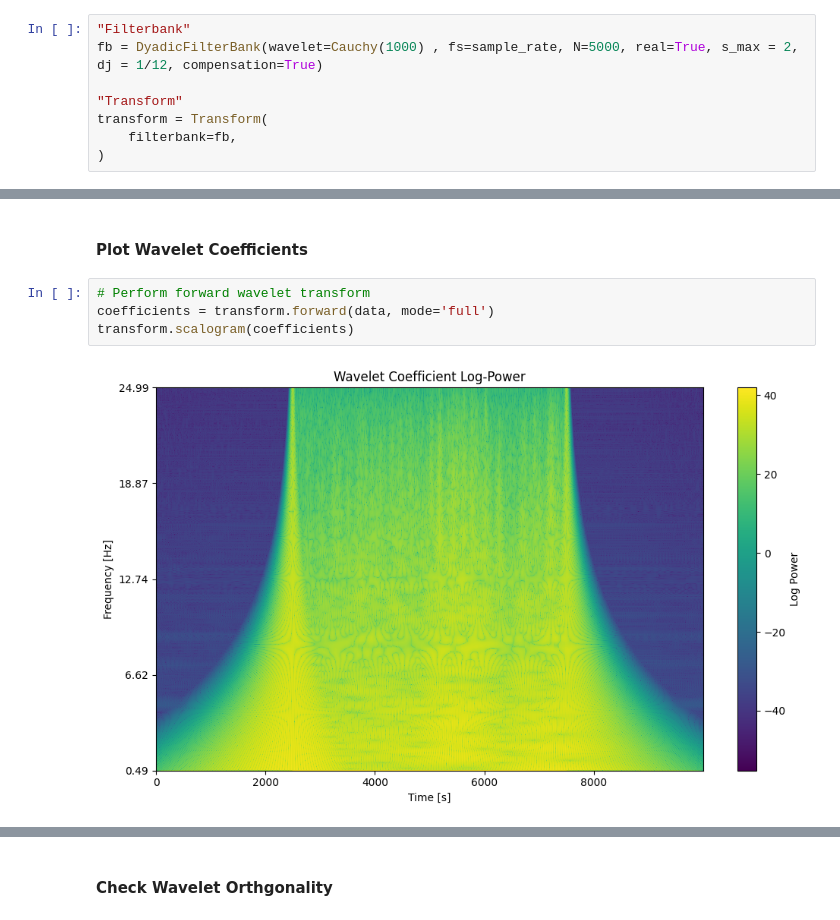
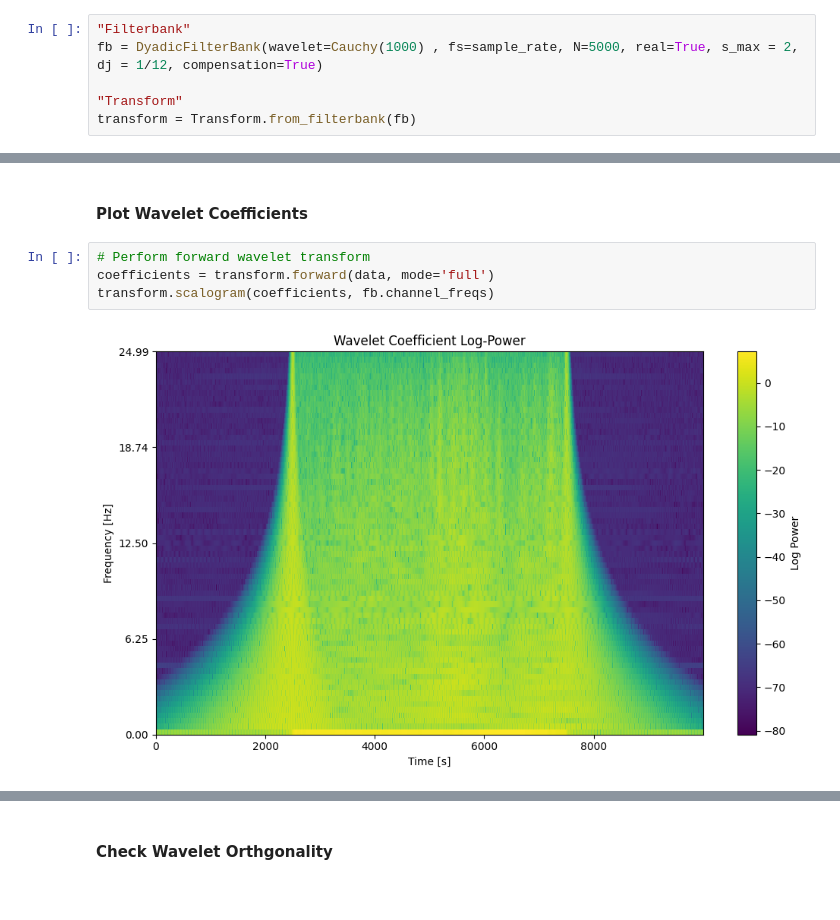
Before and after one commit to aphoffmann/InvertibleWavelets, a Jupyter notebook: examples/ExampleUsage.ipynb, the cells around one changed output, grey strips where cells are left out. Drawn from its saved outputs; the diff is of its cells as text.

```diff
--- a/examples/ExampleUsage.ipynb
+++ b/examples/ExampleUsage.ipynb
@@ -21,7 +24,5 @@ t = np.arange(num_samples) / sample_rate    # time array
 fb = DyadicFilterBank(wavelet=Cauchy(1000) , fs=sample_rate, N=5000, real=True, s_max = 2, dj = 1/12, compensation=True)
 
 "Transform"
-transform = Transform(
-    filterbank=fb,
-)
+transform = Transform.from_filterbank(fb)
 # %%
@@ -38,9 +39,9 @@ Text(0.5, 1.0, 'Filterbank Frequencies')
 # %%
 # Perform forward wavelet transform
 coefficients = transform.forward(data, mode='full')
-transform.scalogram(coefficients)
+transform.scalogram(coefficients, fb.channel_freqs)
 # %% [output]
-[figure, old version]
+[figure, new version]
 # %%
 # Perform forward wavelet transform
 coefficients = transform.forward(data, mode='full')
```
Also changed, not shown: parts of 5 cells of this notebook, 12 other files.
